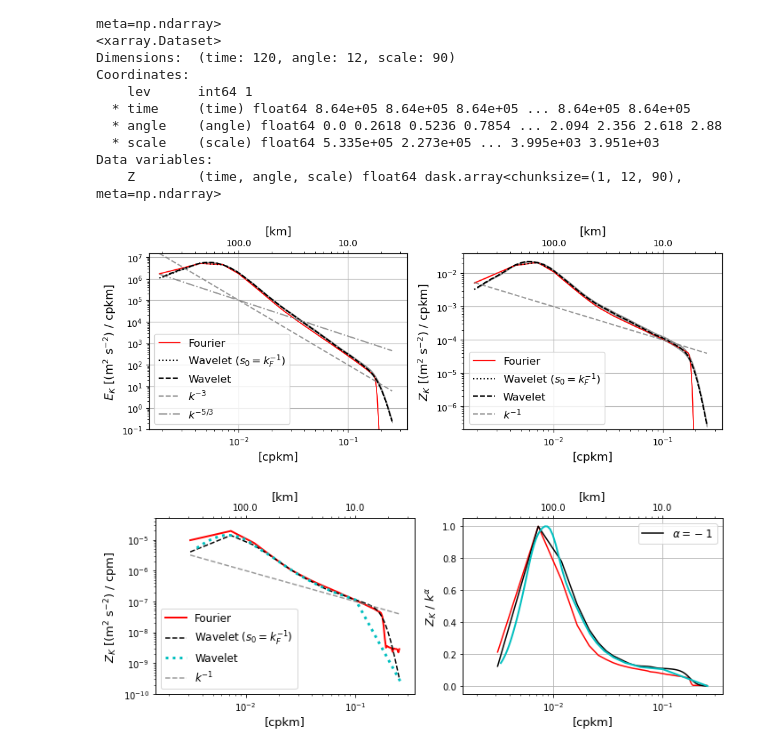
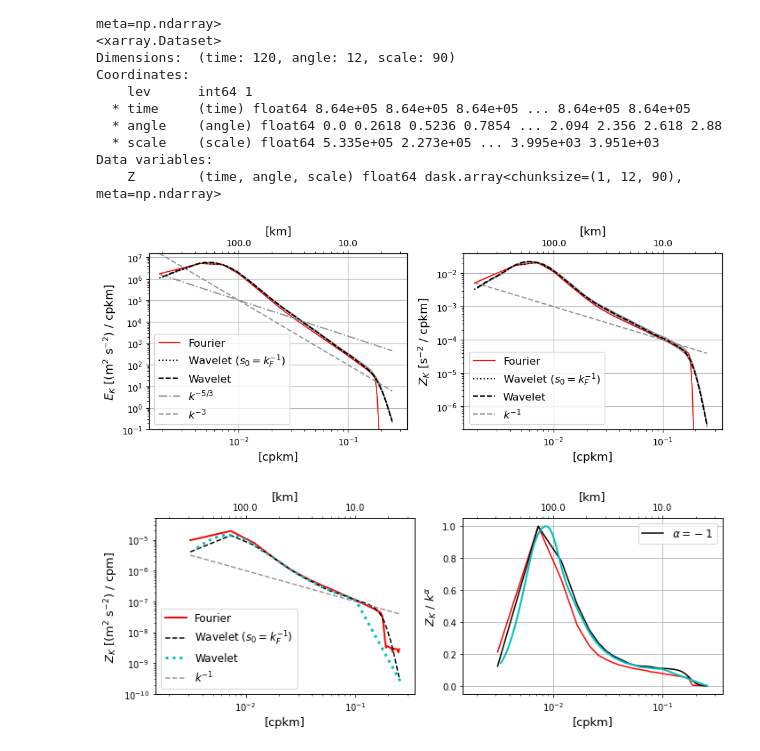
Before and after one commit to roxyboy/QG-wavelets, a Jupyter notebook: Spectra.ipynb, the cells around one changed output. Cells and saved outputs as stored; diff of their text form; code cells hidden in the pictures.

```diff
--- a/Spectra.ipynb
+++ b/Spectra.ipynb
@@ -177,11 +177,15 @@ Coordinates:
 Data variables:
     E        (time, angle, scale) float64 dask.array<chunksize=(1, 12, 90), meta=np.ndarray>
 # %%
-dsEw  = xr.concat([xr.open_zarr(op.join(ddir,'Two-layer-QG/N%04d/Wavelet-TotE-spec_HighK_rd=100km-A1e-15_lev0.zarr' % (N))),
-                  xr.open_zarr(op.join(ddir,'Two-layer-QG/N%04d/Wavelet-TotE-spec_HighK_rd=100km-A1e-15_lev0_02.zarr' % (N)))
+dsEw  = xr.concat([xr.open_zarr(op.join(ddir,
+                            'Two-layer-QG/N%04d/Wavelet-TotE-spec_HighK_rd=100km-A1e-15_lev0.zarr' % (N))),
+                  xr.open_zarr(op.join(ddir,
+                            'Two-layer-QG/N%04d/Wavelet-TotE-spec_HighK_rd=100km-A1e-15_lev0_02.zarr' % (N)))
                  ], 'time')
-dsEwf = xr.concat([xr.open_zarr(op.join(ddir,'Two-layer-QG/N%04d/Wavelet-TotE-spec_FourierK_rd=100km-A1e-15_lev0.zarr' % (N))),
-                  xr.open_zarr(op.join(ddir,'Two-layer-QG/N%04d/Wavelet-TotE-spec_FourierK_rd=100km-A1e-15_lev0_02.zarr' % (N)))
+dsEwf = xr.concat([xr.open_zarr(op.join(ddir,
+                            'Two-layer-QG/N%04d/Wavelet-TotE-spec_FourierK_rd=100km-A1e-15_lev0.zarr' % (N))),
+                  xr.open_zarr(op.join(ddir,
+                            'Two-layer-QG/N%04d/Wavelet-TotE-spec_FourierK_rd=100km-A1e-15_lev0_02.zarr' % (N)))
                  ], 'time')
 # %%
 Ew   = (dsEw.E)
@@ -406,10 +433,12 @@ ax1.plot((dsEw.scale)**-1*1e3,
          # .5*(dsw.U + dsw.V).sum(['angle'])*np.diff(dsw.angle)[0]*2,
          -Ew.mean('time').sum(['angle'])*np.diff(dsEw.angle)[0]*2*1e3,
          'k--', label=r"Wavelet")
+ax1.plot((dsEwf.scale)**-1*1e3, ((dsEwf.scale/xo)**-1)**-(5/3)*1e5,
+         ls='-.', c='grey', alpha=.8, label=r"$k^{-5/3}$")
 ax1.plot((dsEwf.scale)**-1*1e3, ((dsEwf.scale/xo)**-1)**-3*1e5,
          ls='--', c='grey', alpha=.8, label=r"$k^{-3}$")
-ax1.plot((dsEwf.scale)**-1*1e3, ((dsEwf.scale/xo)**-1)**-(5/3)*1e5,
-         ls='-.', c='grey', alpha=.8, label=r"$k^{-5/3}$")
+# ax1.plot((dsEwf.scale)**-1*1e3, ((dsEwf.scale/xo)**-1)**-3.6*4e5,
+#          ls=':', c='grey', alpha=.8, label=r"$k^{-3.6}$")
 
 
 ax3.fill_between(dsZf.freq_r*1e3,
@@ -438,35 +467,35 @@ ax1.set_xscale('log')
 ax1.set_yscale('log')
 ax3.set_xscale('log')
 ax3.set_yscale('log')
 
 ax2.set_xscale('log')
 # ax2.set_yscale('log')
 ax4.set_xscale('log')
 
 ax1.set_ylim([1e-1,1.5e7])
 ax3.set_ylim([2e-7,4e-2])
 ax1.set_xlim([1.5e-3,3.5e-1])
 ax3.set_xlim([1.5e-3,3.5e-1])
 ax2.set_xlim([1.5e-3,3.5e-1])
 ax4.set_xlim([1.5e-3,3.5e-1])
 ax2.set_xticks([1e-2,1e-1])
 ax2.set_xticklabels([1e2,1e1])
 ax4.set_xticks([1e-2,1e-1])
 ax4.set_xticklabels([1e2,1e1])
 ax1.set_xlabel(r"[cpkm]", fontsize=13)
 ax2.set_xlabel(r"[km]", fontsize=13)
 ax1.set_ylabel(r"$E_K$ [(m$^2$ s$^{-2}$) / cpkm]", fontsize=13)
 ax3.set_xlabel(r"[cpkm]", fontsize=13)
 ax4.set_xlabel(r"[km]", fontsize=13)
-ax3.set_ylabel(r"$Z_K$ [(m$^2$ s$^{-2}$) / cpkm]", fontsize=13)
+ax3.set_ylabel(r"$Z_K$ [s$^{-2}$ / cpkm]", fontsize=13)
 ax1.legend(loc='lower left', fontsize=12)
 ax3.legend(loc='lower left', fontsize=12)
 ax1.grid(True)
 ax3.grid(True)
 # plt.savefig(op.join(ddir,'Figs/WvsF_QG-lev%1d_KE-spec_A1e-15.pdf' % z))
 plt.savefig(op.join(ddir,'Figs/WvsF_QG-lev%1d_TotE_Z-spec_rd=100km-A1e-15.pdf' % z))
 # %% [output]
-[figure, old version]
+[figure, new version]
 # %%
 fig, (ax1,ax3) = plt.subplots(figsize=(10,4), nrows=1, ncols=2)
 fig.set_tight_layout(True)
```
Also changed, not shown: parts of 4 cells of this notebook, 2 other files.
